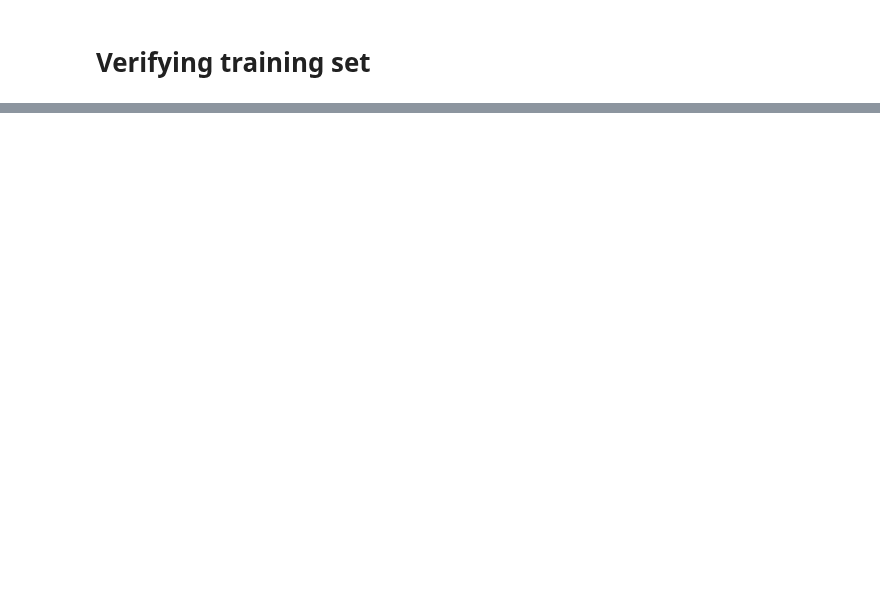
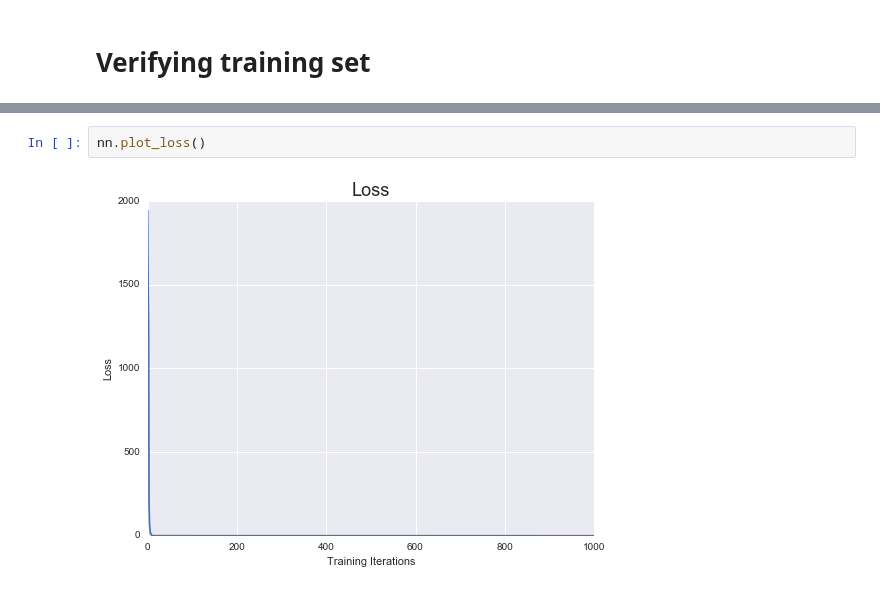
Before and after one commit to JiaweiZhuang/AM205_final, a Jupyter notebook: prototype/CHC/Van_der_Pol_oscillator.ipynb, the cells around one changed output, grey strips where cells are left out. Cells and saved outputs as stored; diff of their text form; blank space fills up the shorter version.

```diff
--- a/prototype/CHC/Van_der_Pol_oscillator.ipynb
+++ b/prototype/CHC/Van_der_Pol_oscillator.ipynb
@@ -108,0 +108,4 @@ np.mean([sqrt(mean_squared_error(sol.y[i], y_pred_list[i])) for i in range(2)])
+# %%
+nn.plot_loss()
+# %% [output]
+[figure, added]
```
Also changed, not shown: parts of 8 cells of this notebook, 24 other files.
